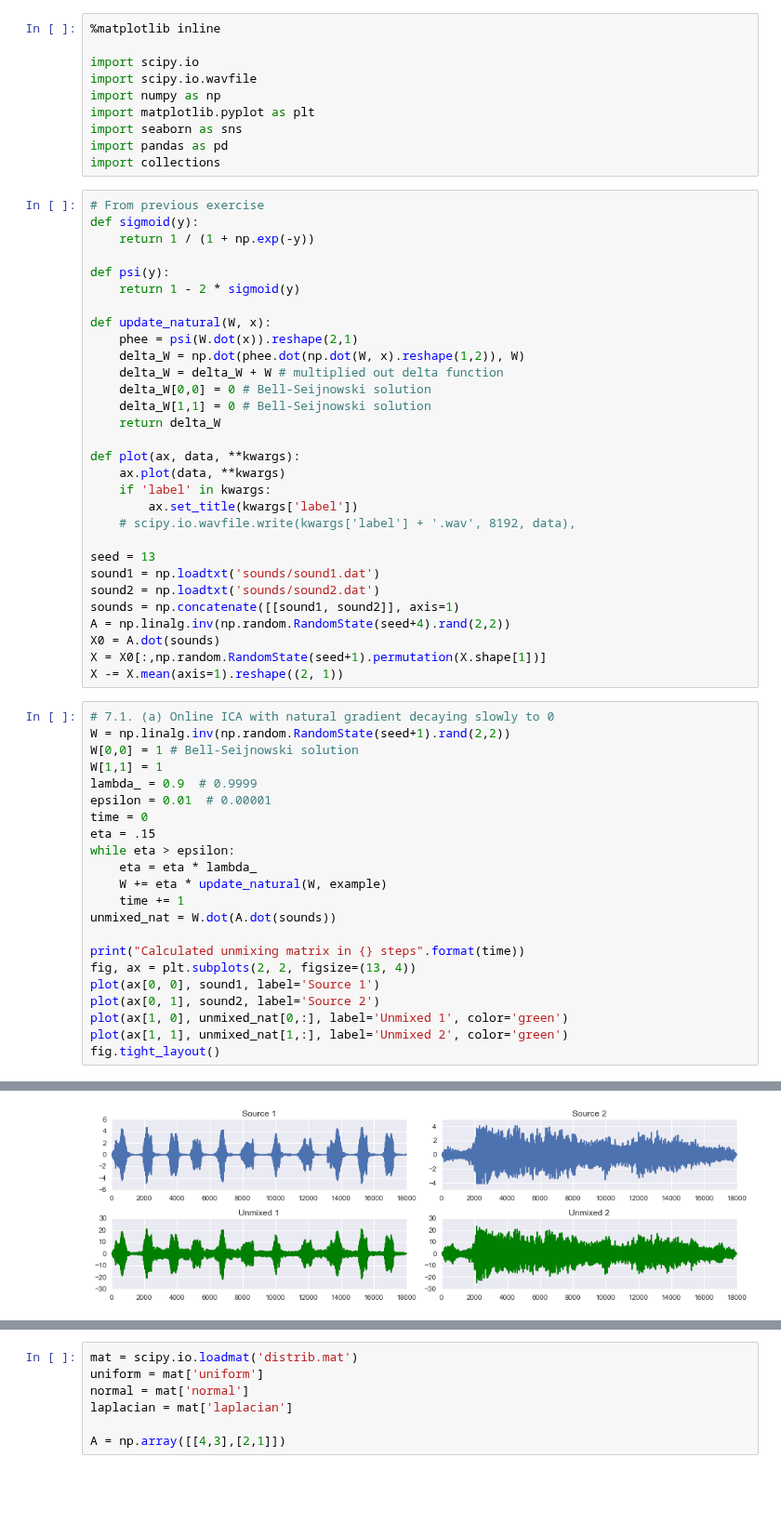
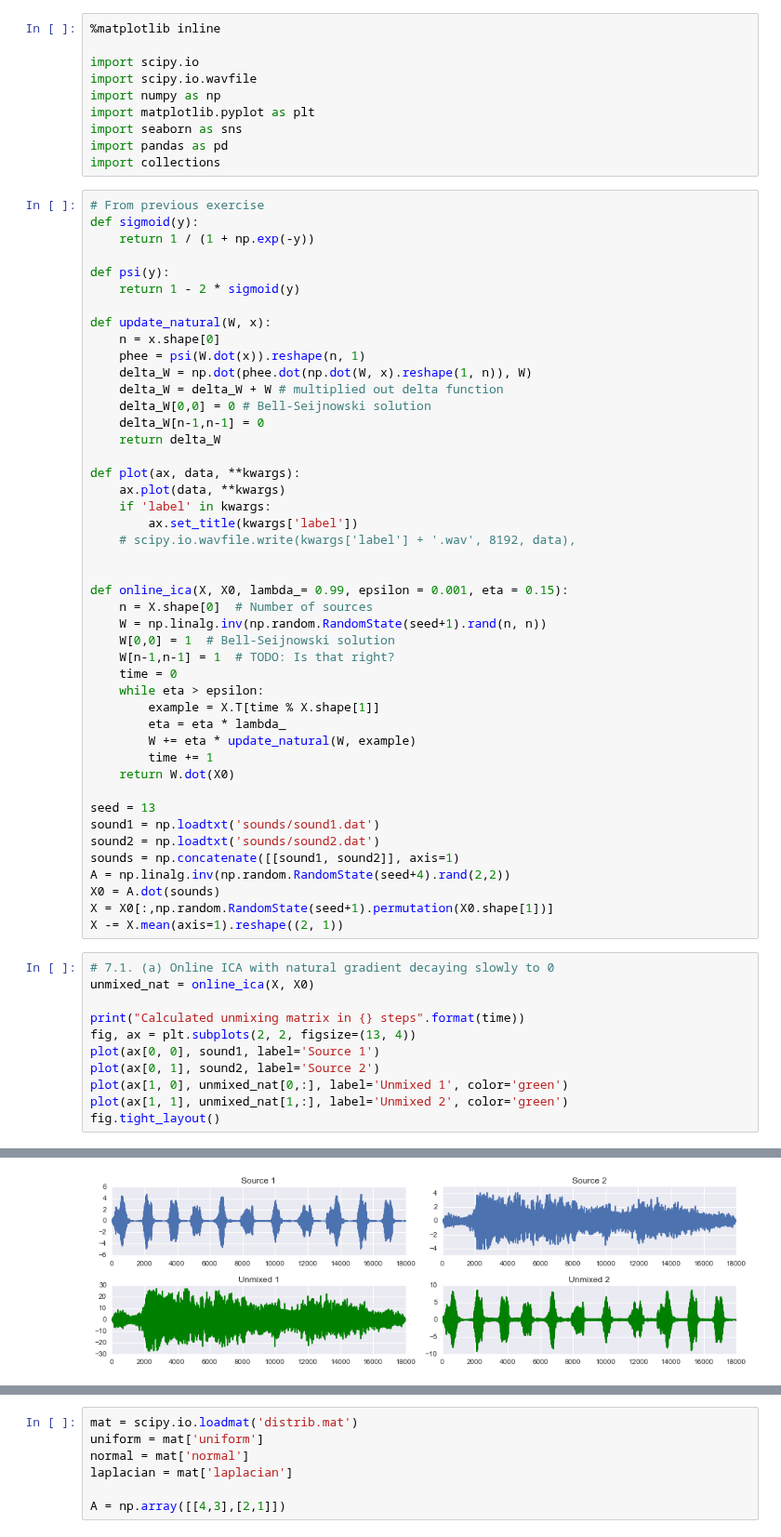
Before and after one commit to danijar/course-machine-intelligence-2, a Jupyter notebook: EX7/EX7-TheNebenhoerers.ipynb, the cells around one changed output, grey strips where cells are left out. Shown at 93% size. Drawn from its saved outputs; the diff is of its cells as text; blank space fills up the shorter version.

```diff
--- a/EX7/EX7-TheNebenhoerers.ipynb
+++ b/EX7/EX7-TheNebenhoerers.ipynb
@@ -17,11 +17,12 @@ def psi(y):
     return 1 - 2 * sigmoid(y)
 
 def update_natural(W, x):
-    phee = psi(W.dot(x)).reshape(2,1)
-    delta_W = np.dot(phee.dot(np.dot(W, x).reshape(1,2)), W)
+    n = x.shape[0]
+    phee = psi(W.dot(x)).reshape(n, 1)
+    delta_W = np.dot(phee.dot(np.dot(W, x).reshape(1, n)), W)
     delta_W = delta_W + W # multiplied out delta function
     delta_W[0,0] = 0 # Bell-Seijnowski solution
-    delta_W[1,1] = 0 # Bell-Seijnowski solution
+    delta_W[n-1,n-1] = 0
     return delta_W
 
 def plot(ax, data, **kwargs):
@@ -30,28 +31,31 @@ def plot(ax, data, **kwargs):
         ax.set_title(kwargs['label'])
     # scipy.io.wavfile.write(kwargs['label'] + '.wav', 8192, data),
 
+
+def online_ica(X, X0, lambda_= 0.99, epsilon = 0.001, eta = 0.15):
+    n = X.shape[0]  # Number of sources
+    W = np.linalg.inv(np.random.RandomState(seed+1).rand(n, n))
+    W[0,0] = 1  # Bell-Seijnowski solution
+    W[n-1,n-1] = 1  # TODO: Is that right?
+    time = 0
+    while eta > epsilon:
+        example = X.T[time % X.shape[1]]
+        eta = eta * lambda_
+        W += eta * update_natural(W, example)
+        time += 1
+    return W.dot(X0)
+
 seed = 13
 sound1 = np.loadtxt('sounds/sound1.dat')
 sound2 = np.loadtxt('sounds/sound2.dat')
 sounds = np.concatenate([[sound1, sound2]], axis=1)
 A = np.linalg.inv(np.random.RandomState(seed+4).rand(2,2))
 X0 = A.dot(sounds)
-X = X0[:,np.random.RandomState(seed+1).permutation(X.shape[1])]
+X = X0[:,np.random.RandomState(seed+1).permutation(X0.shape[1])]
 X -= X.mean(axis=1).reshape((2, 1))
 # %%
 # 7.1. (a) Online ICA with natural gradient decaying slowly to 0
-W = np.linalg.inv(np.random.RandomState(seed+1).rand(2,2))
-W[0,0] = 1 # Bell-Seijnowski solution
-W[1,1] = 1
-lambda_ = 0.9  # 0.9999
-epsilon = 0.01  # 0.00001
-time = 0
-eta = .15
-while eta > epsilon:
-    eta = eta * lambda_
-    W += eta * update_natural(W, example)
-    time += 1
-unmixed_nat = W.dot(A.dot(sounds))
+unmixed_nat = online_ica(X, X0)
 
 print("Calculated unmixing matrix in {} steps".format(time))
 fig, ax = plt.subplots(2, 2, figsize=(13, 4))
@@ -65 +69 @@ Calculate unmixing matrix in 26 steps
-[figure, old version]
+[figure, new version]
```
Also changed, not shown: parts of 5 cells of this notebook.
